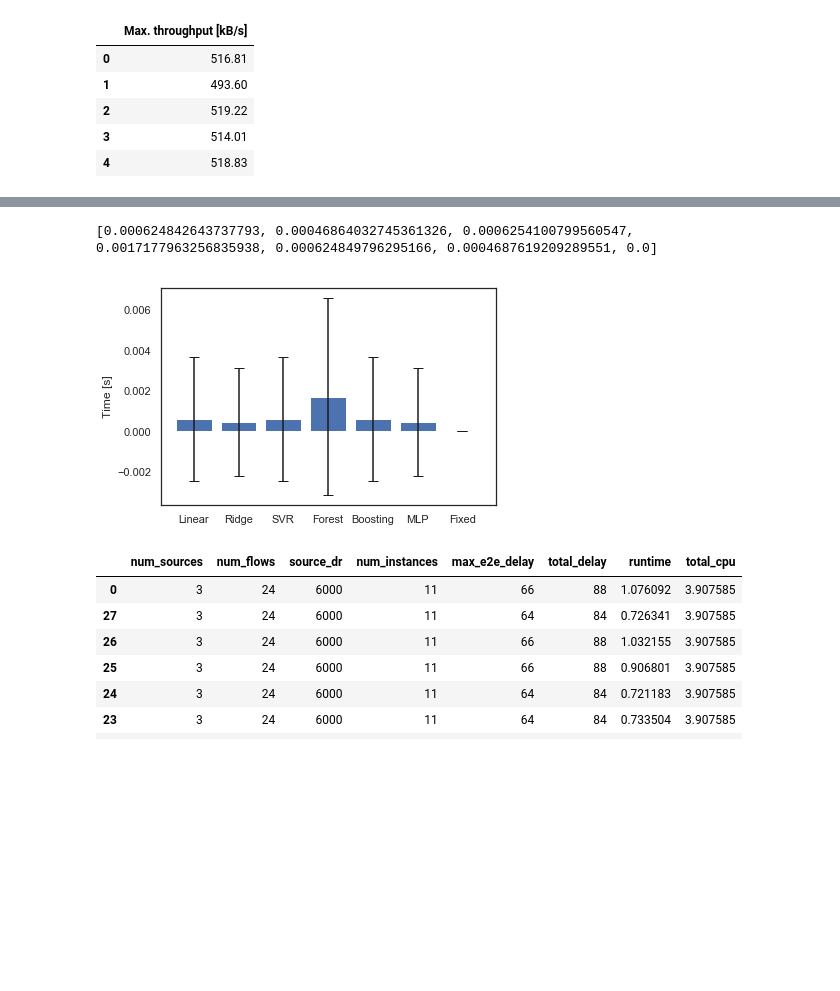
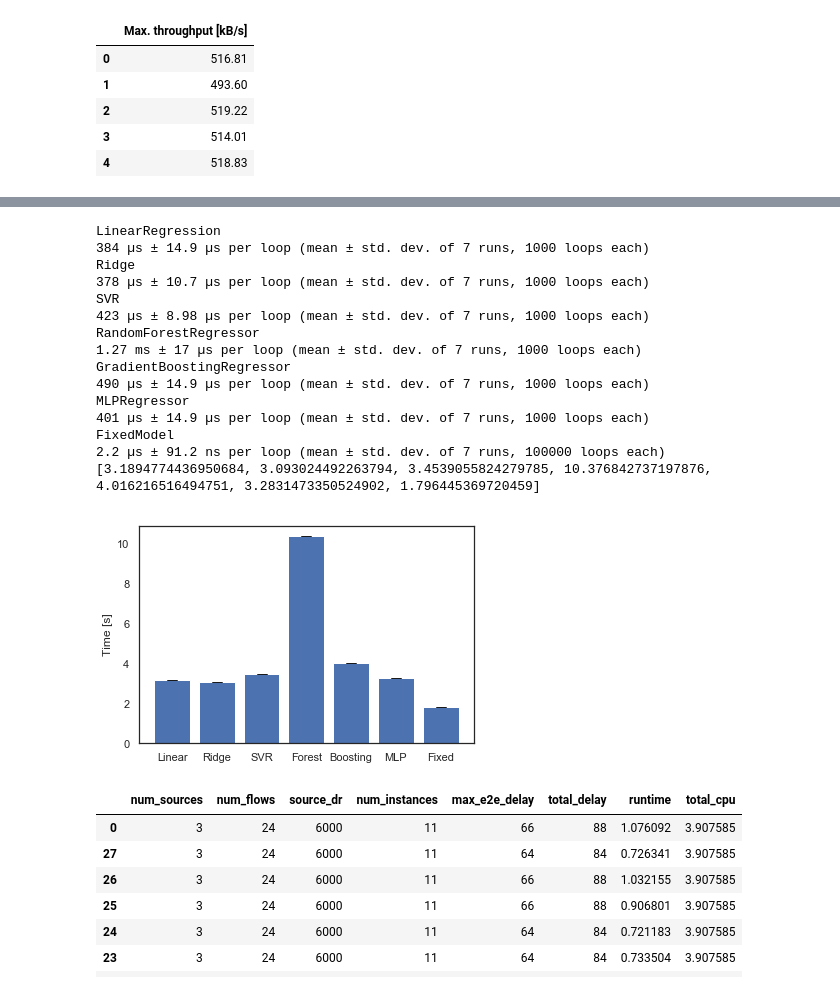
Before and after one commit to CN-UPB/ml-for-resource-allocation, a Jupyter notebook: runtime.ipynb, the cells around one changed output, grey strips where cells are left out. Cells and saved outputs as stored; diff of their text form; code cells hidden in the pictures; blank space fills up the shorter version.

Commit message:
using timeit for timing

```diff
--- a/runtime.ipynb
+++ b/runtime.ipynb
@@ -169,21 +182,36 @@ barplot(train_times, labels)
 # %%
 def prediction_times(model, X, k=100):
     """Predict y for given X with trained model. Repeat num_repetitions times and measure times"""
+    print(type(model).__name__)
     times = []
     for _ in range(k):
         start = time.time()
-        y = model.predict(X)
+        %timeit y = model.predict(X)
         stop = time.time()
         times.append(stop - start)
     return times
 # %%
 X_rand = pd.DataFrame(data={'Rand throughput': [random.randrange(0, 3000) for _ in range(1)]})
-pred_times = np.array([prediction_times(models[i], X_rand, k=100) for i in range(len(models))])
+pred_times = np.array([prediction_times(models[i], X_rand, k=1) for i in range(len(models))])
 
 barplot(pred_times, labels)
 # %% [output]
-[0.000624842643737793, 0.00046864032745361326, 0.0006254100799560547, 0.0017177963256835938, 0.000624849796295166, 0.0004687619209289551, 0.0]
+LinearRegression
+384 µs ± 14.9 µs per loop (mean ± std. dev. of 7 runs, 1000 loops each)
+Ridge
+378 µs ± 10.7 µs per loop (mean ± std. dev. of 7 runs, 1000 loops each)
+SVR
+423 µs ± 8.98 µs per loop (mean ± std. dev. of 7 runs, 1000 loops each)
+RandomForestRegressor
+1.27 ms ± 17 µs per loop (mean ± std. dev. of 7 runs, 1000 loops each)
+GradientBoostingRegressor
+490 µs ± 14.9 µs per loop (mean ± std. dev. of 7 runs, 1000 loops each)
+MLPRegressor
+401 µs ± 14.9 µs per loop (mean ± std. dev. of 7 runs, 1000 loops each)
+FixedModel
+2.2 µs ± 91.2 ns per loop (mean ± std. dev. of 7 runs, 100000 loops each)
+[3.1894774436950684, 3.093024492263794, 3.4539055824279785, 10.376842737197876, 4.016216516494751, 3.2831473350524902, 1.796445369720459]
-[figure, old version]
+[figure, new version]
 # %%
 def sum_cpu(node_res):
     """Return sum of CPU resources allocated to all nodes"""
```
Also changed, not shown: parts of 3 cells of this notebook, 6 other files.
